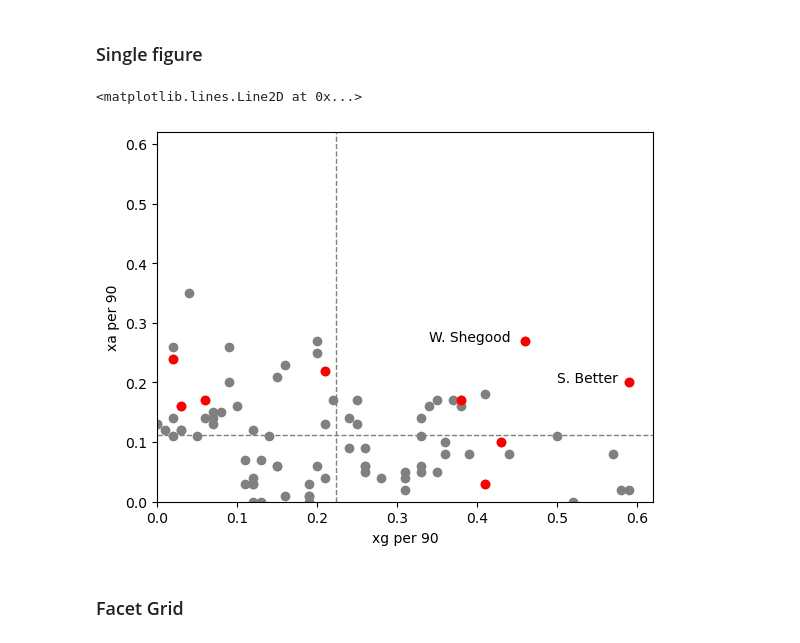
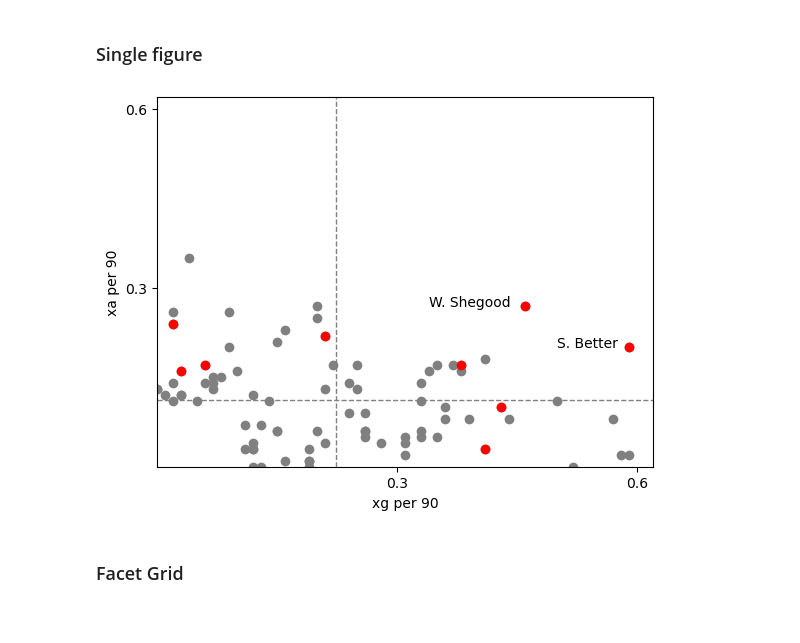
Before and after one commit to cdoss3/pyscout, a Jupyter notebook: pyplot_learn.ipynb, the cells around one changed output. Drawn from its saved outputs; the diff is of its cells as text; code cells hidden in the pictures.

```diff
--- a/pyplot_learn.ipynb
+++ b/pyplot_learn.ipynb
@@ -29,35 +29,38 @@ fig, ax = plt.subplots()
 ax.plot(xg_frame['xg per 90'], xg_frame['xa per 90'], color='gray', marker='o', linestyle='')
 ax.plot(car_frame['xg per 90'], car_frame['xa per 90'], 'ro')
 
 # Label figure and set x and y limits
 ax.set_xlabel('xg per 90')
 ax.set_ylabel('xa per 90')
 ax.set_ybound(0, 0.62)
 ax.set_xbound(0, 0.62)
+ax.set_xticks([0.3, 0.6])
+ax.set_yticks([0.3, 0.6])
 
 # TO-DO -- Retrieve these values based on other criteria, and label the plot automatically
 ax.text(0.34, 0.27, 'W. Shegood')
 ax.text(0.5, 0.2, 'S. Better')
 
 # Draw horizontal and vertical lines at average values for xA and xG
 plt.axhline(
     y=np.nanmean(xg_frame['xa per 90']),
     color='gray',
     linestyle='--',
     linewidth=1,
 )
 plt.axvline(
     x=np.nanmean(xg_frame['xg per 90']),
     color='grey',
     linestyle='--',
     linewidth=1,
 )
 
+plt.show()
+
 # These add various traits that might be useful on a graph
 # ax.grid(True) -- Adds a grid overlay
 # %% [output]
-<matplotlib.lines.Line2D at 0x...>
-[figure, old version]
+[figure, new version]
 # %% [markdown]
 ### Facet Grid
 # %%
```
